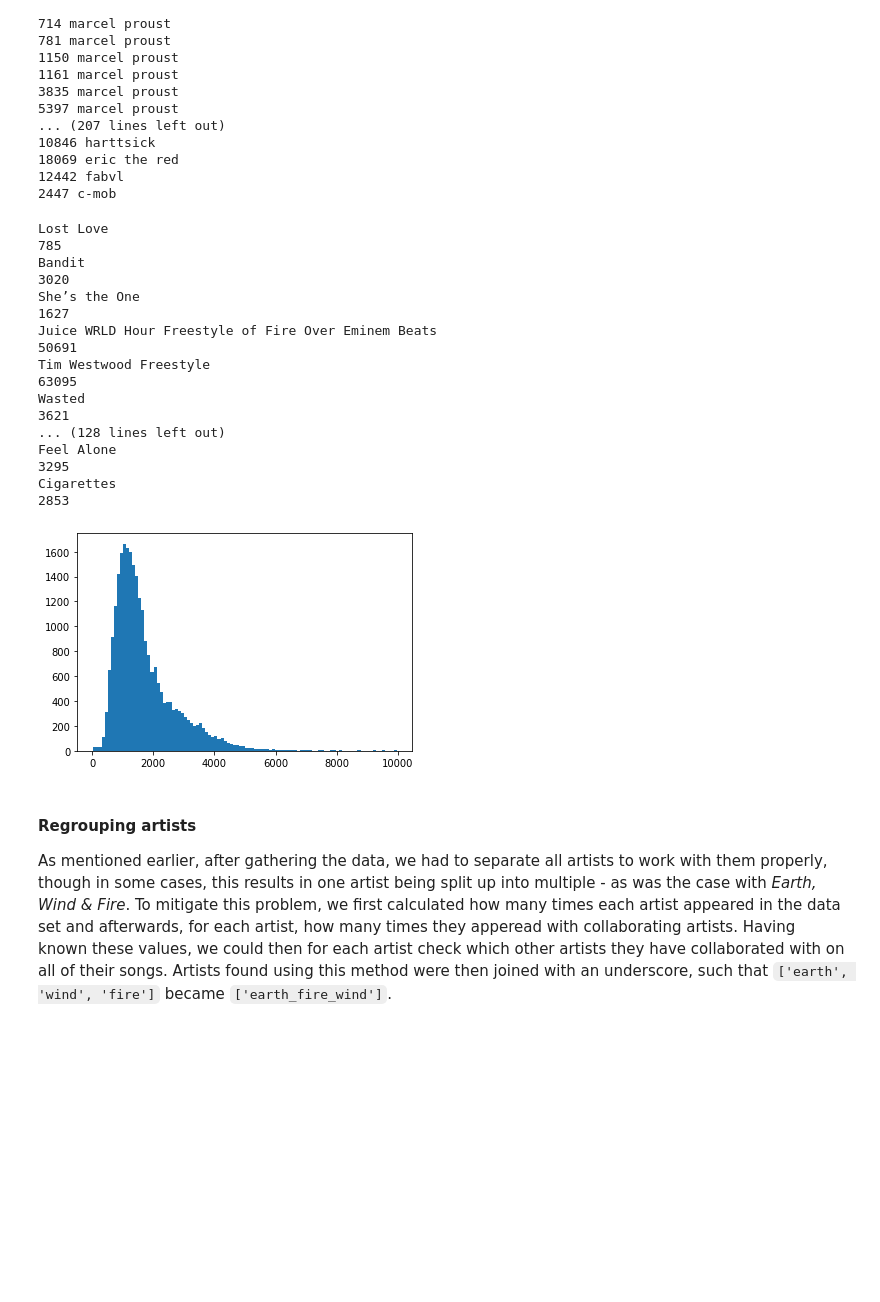
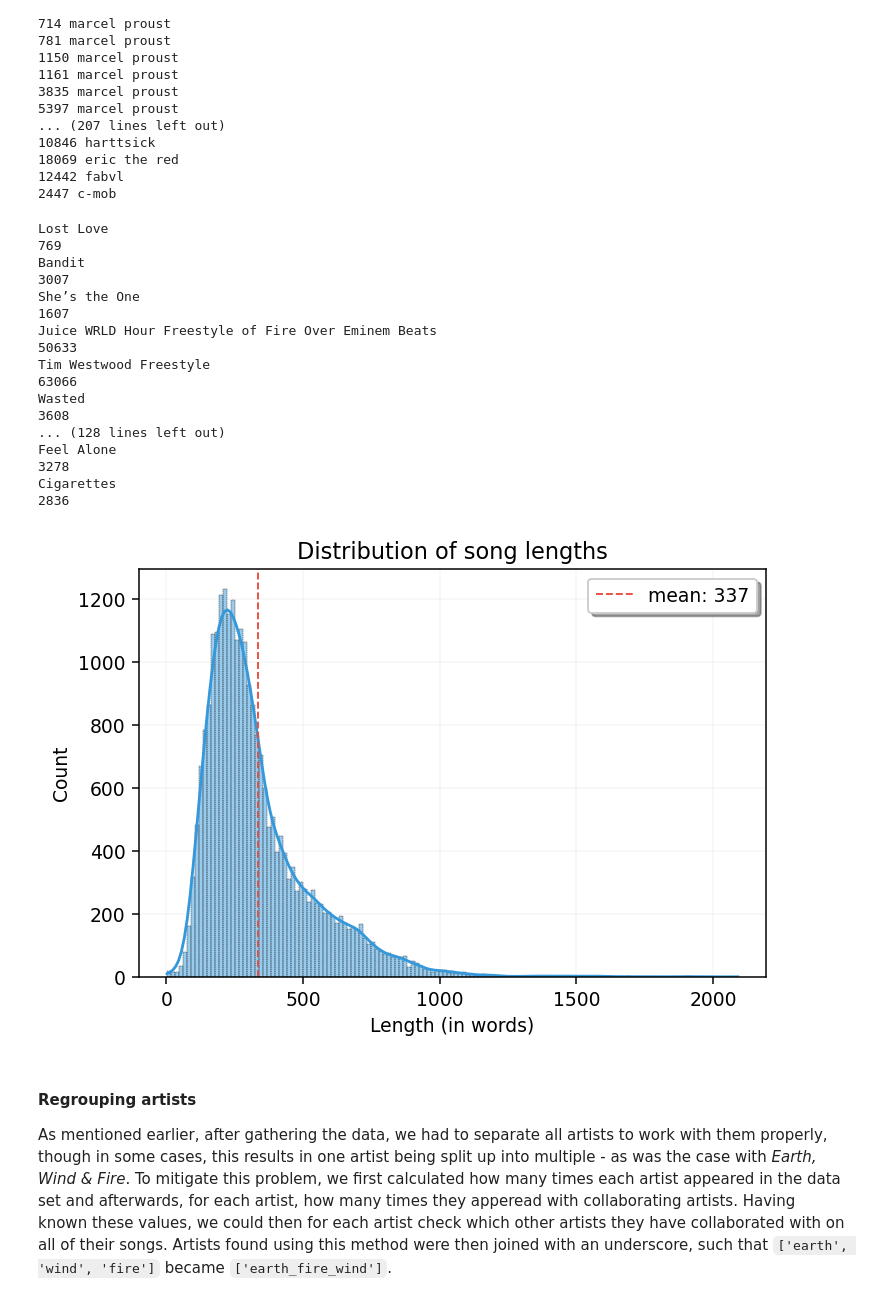
Before and after one commit to DavidAriOstenfeldt/project_website, a Jupyter notebook: Project/DATA_FOR_FULL_NOTEBOOK.ipynb, the cells around one changed output. Cells and saved outputs as stored; diff of their text form; code cells hidden in the pictures; blank space fills up the shorter version.

Commit message:
updated plots

```diff
--- a/Project/DATA_FOR_FULL_NOTEBOOK.ipynb
+++ b/Project/DATA_FOR_FULL_NOTEBOOK.ipynb
@@ -471,7 +484,7 @@ len(song_data[song_data.title == 'Rap God'].lyrics.item())
 # %% [markdown]
 While doing a finer combing of the data, we also produced a blacklist for artists that we deemed unwanted in the data set. This list includes *Glee Cast* as they were present in over 200 songs, even though their songs are covers of other popular songs. The full list is seen here `['highest to lowest', 'marcel proust', 'watsky', 'glee cast', 'harttsick', 'eric the red', 'fabvl', 'c-mob']`.
 # %%
-cut_list = ["highest to lowest", "marcel proust", 'watsky', 'glee cast', 'harttsick', 'eric the red', 'fabvl', 'c-mob']
+cut_list = ["highest to lowest", "marcel proust", 'watsky', 'glee cast', 'harttsick', 'eric the red', 'fabvl', 'c-mob', 'hampered']
 for cut in cut_list:
     for i in song_data.index.values:
         if cut in song_data.artists[i]:
@@ -503,22 +516,22 @@ for i in song_data.index.values:
         #song_data = song_data.drop(i)
 # %% [output]
 Lost Love
-785
+769
 Bandit
-3020
+3007
 She’s the One
-1627
+1607
 Juice WRLD Hour Freestyle of Fire Over Eminem Beats
-50691
+50633
 Tim Westwood Freestyle
-63095
+63066
 Wasted
-3621
+3608
 ... (128 lines left out)
 Feel Alone
-3295
+3278
 Cigarettes
-2853
+2836
 # %%
 i = -1
 
@@ -538,12 +551,33 @@ while True:
 #     print("="*100)
     song_data = song_data.drop(index)
 # %%
-lengths = [len(lyrics) for lyrics in song_data.lyrics]
+lengths = [len(lyrics.split()) for lyrics in song_data.lyrics]
 # lengths = sorted(lengths, reverse=True)
-plt.hist(lengths, bins = 100)
-plt.show()
+# fig = plt.figure(dpi=135)
+# plt.xlim(-1, max(lengths))
+# plt.ylim(0, 1700)
+# plt.title("Distribution of song lengths")
+# plt.xlabel("Length (in characters)")
+# plt.ylabel("Count")
+# plt.hist(lengths, bins = 100, color='#3498DB', alpha=0.7)
+# plt.vlines(np.mean(lengths), 0, 1800, colors='#E74C3C', alpha=0.7, label='Mean length')
+# plt.legend()
+# plt.savefig("../static/images/song_lengths.png", bbox_inches='tight')
+# plt.show()
+
+fig, axes = plt.subplots(dpi=135)
+############# HISTOGRAM ##############
+sns.histplot(ax=axes, x=lengths, kde=True, color='#3498DB', ls='--')
+axes.grid(alpha = 0.1)
+axes.axvline(np.mean(lengths), linewidth=1, color='#E74C3C', ls='--',
+                  label=f'mean: {round(np.mean(lengths))}')
+axes.set_title('Distribution of song lengths')
+axes.set_xlabel('Length (in words)')
+axes.legend(loc='upper right',
+          fancybox=True, shadow=True, ncol=1)
+plt.savefig("../static/images/song_lengths_sns.png", bbox_inches='tight')
 # %% [output]
-[figure, old version]
+[figure, new version]
 # %% [markdown]
 #### Regrouping artists
 
```
Also changed, not shown: parts of 9 cells of this notebook, 11 other files.
